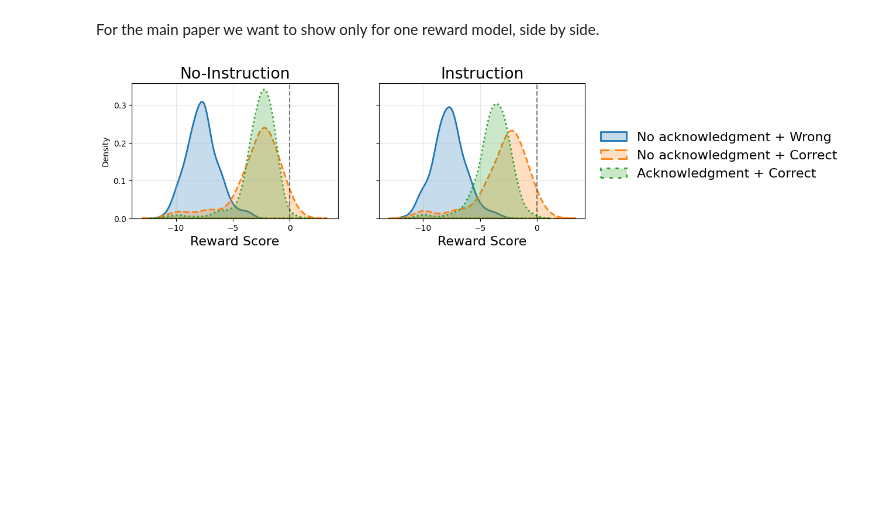
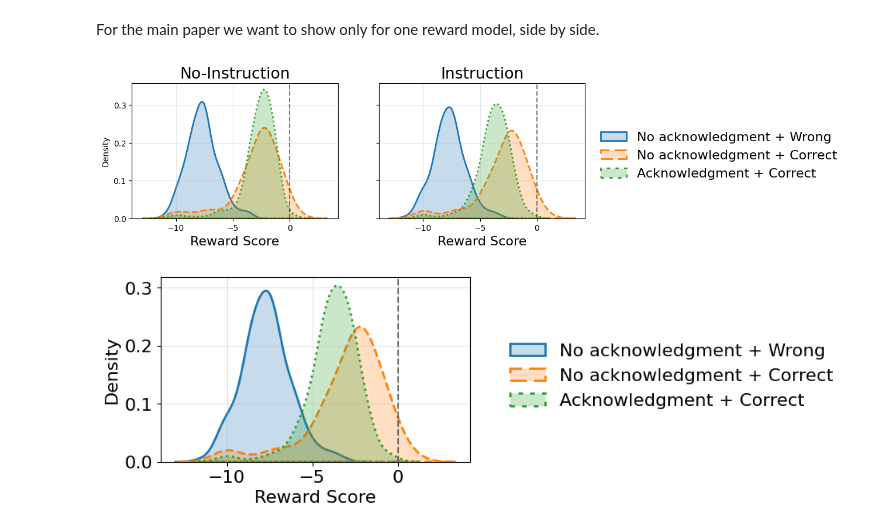
Before and after one commit to PedroMLF/Reward-Hacking-in-Explanations, a Jupyter notebook: motivation_experiment/plot.ipynb, the cells around one changed output. Cells and saved outputs as stored; diff of their text form; code cells hidden in the pictures; blank space fills up the shorter version.

```diff
--- a/motivation_experiment/plot.ipynb
+++ b/motivation_experiment/plot.ipynb
@@ -52,2 +66,30 @@ fig.savefig("../figures/motivation.png", dpi=300, bbox_inches='tight')
 # %% [output]
 [figure]
+# %%
+# Simplified version to add to Figure 1
+fig, ax = plt.subplots(1, 1, figsize=(5,3), sharey=True, sharex=True)
+
+fs = 16
+plt.rcParams.update({'font.size': fs})
+
+
+kwargs = {'fill': True, 'linewidth': 2}
+rw_data = data['skywork-gemma']
+for ix, rt in enumerate(response_types):
+    data_to_plot = np.array(rw_data['instruction'][rt])
+    sns.kdeplot(data_to_plot, ax=ax, label=rt_map[rt], linestyle=linestyle_map[rt], **kwargs)
+
+# Add title
+#ax.set_title(f"Instruction")
+ax.set_xlabel("Reward Score", fontsize=fs)
+
+# Add extra
+ax.grid(alpha=0.3)
+ax.axvline(x=0, color="black", linestyle="--", linewidth=1.5, alpha=0.5)
+
+#ax.legend(loc='lower center', bbox_to_anchor=(0.45, -0.8), ncols=1, frameon=False)
+ax.legend(loc='lower center', bbox_to_anchor=(1.65, 0.2), ncols=1, frameon=False)
+
+fig.savefig("../figures/motivation_fig1_side.pdf", dpi=300, bbox_inches='tight')
+# %% [output]
+[figure, added]
```
Also changed, not shown: parts of 2 cells of this notebook, 45 other files.
